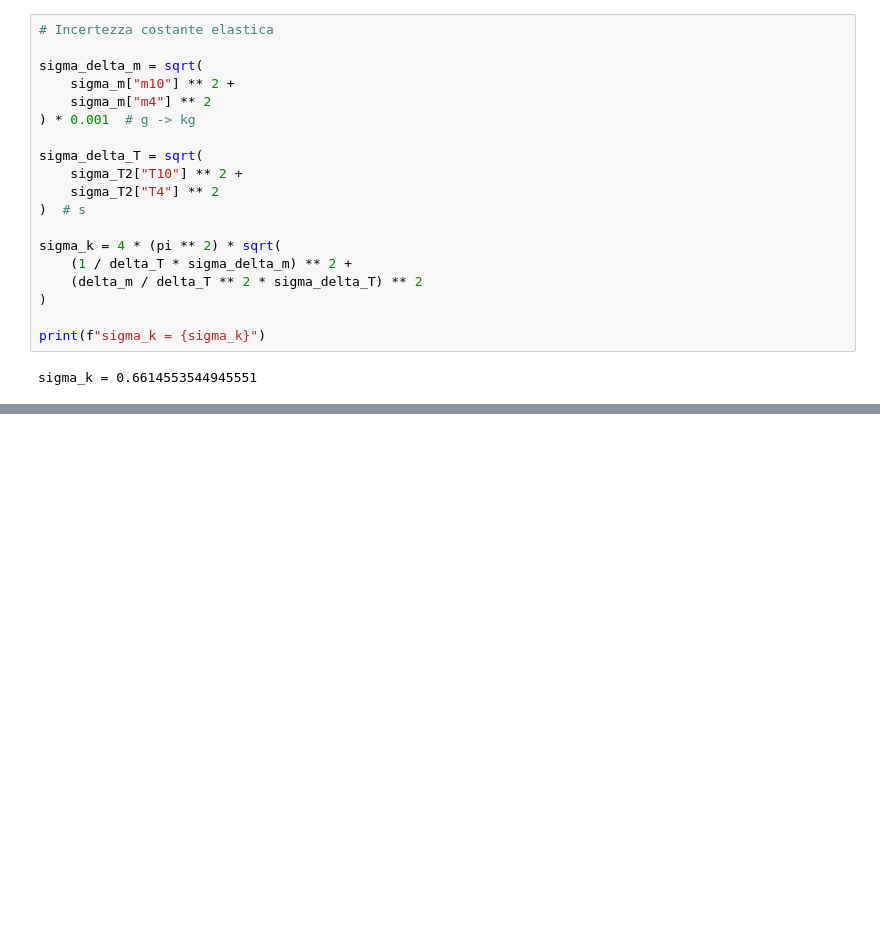
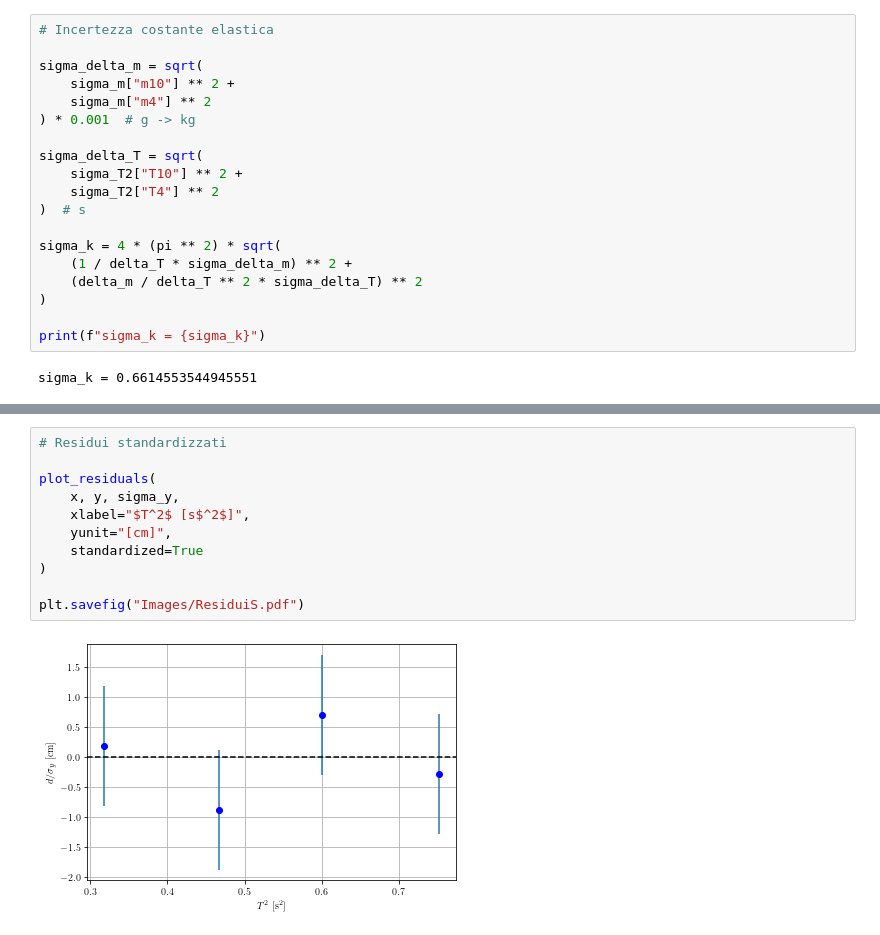
Before and after one commit to giuuliorusso/labcalc, a Jupyter notebook: LabMecc/PPI1-Molla/PPI1-Molla.ipynb, the cells around one changed output, grey strips where cells are left out. Cells and saved outputs as stored; diff of their text form; blank space fills up the shorter version.

```diff
--- a/LabMecc/PPI1-Molla/PPI1-Molla.ipynb
+++ b/LabMecc/PPI1-Molla/PPI1-Molla.ipynb
@@ -268,0 +353,13 @@ sigma_k = 0.6614553544945551
+# %%
+# Residui standardizzati
+
+plot_residuals(
+    x, y, sigma_y,
+    xlabel="$T^2$ [s$^2$]",
+    yunit="[cm]",
+    standardized=True
+)
+
+plt.savefig("Images/ResiduiS.pdf")
+# %% [output]
+[figure, added]
```
Also changed, not shown: parts of 13 cells of this notebook, 5 other files.
